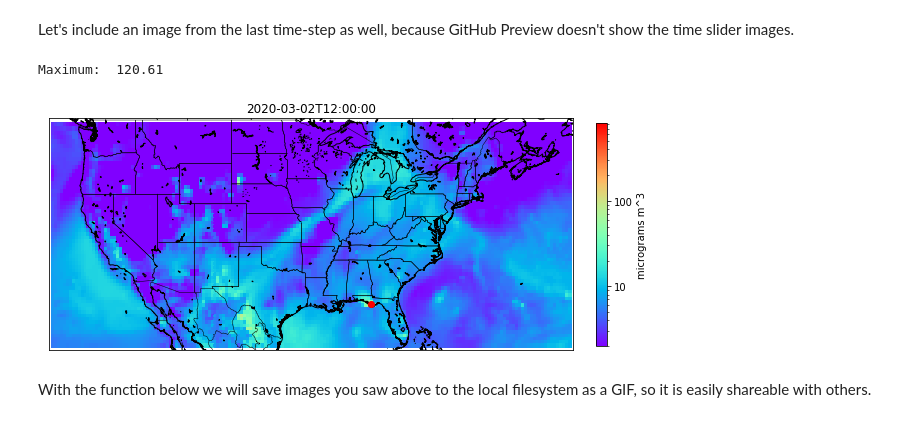
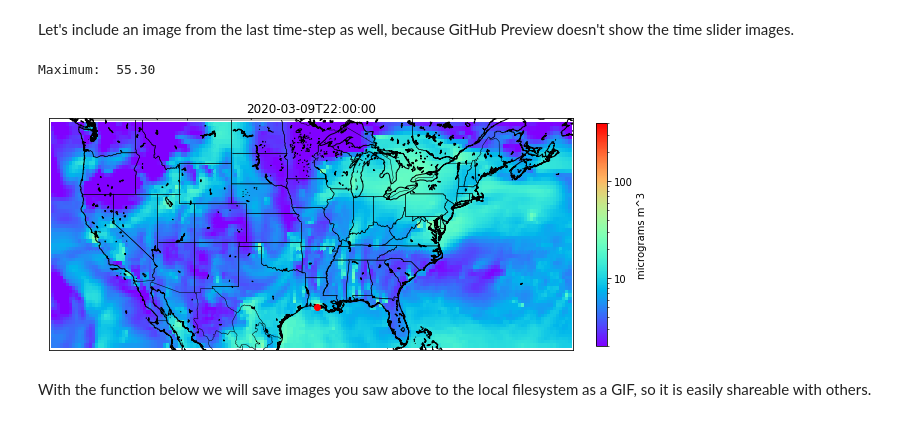
Before and after one commit to planet-os/notebooks, a Jupyter notebook: api-examples/cams_air_quality_demo.ipynb, the cells around one changed output. Saved outputs shown, nothing was run; the diff lists cells and outputs as text; code cells hidden in the pictures.

```diff
--- a/api-examples/cams_air_quality_demo.ipynb
+++ b/api-examples/cams_air_quality_demo.ipynb
@@ -110,10 +110,10 @@ interactive(children=(IntSlider(value=0, description='k', layout=Layout(width='1
 # %% [markdown]
 Let's include an image from the last time-step as well, because GitHub Preview doesn't show the time slider images.
 # %%
-loadimg(120)
+loadimg(10)
 # %% [output]
-Maximum:  120.61
+Maximum:  55.30
-[figure, old version]
+[figure, new version]
 # %% [markdown]
 With the function below we will save images you saw above to the local filesystem as a GIF, so it is easily shareable with others.
 # %%
```
Also changed, not shown: parts of 3 cells of this notebook, 7 other files.
